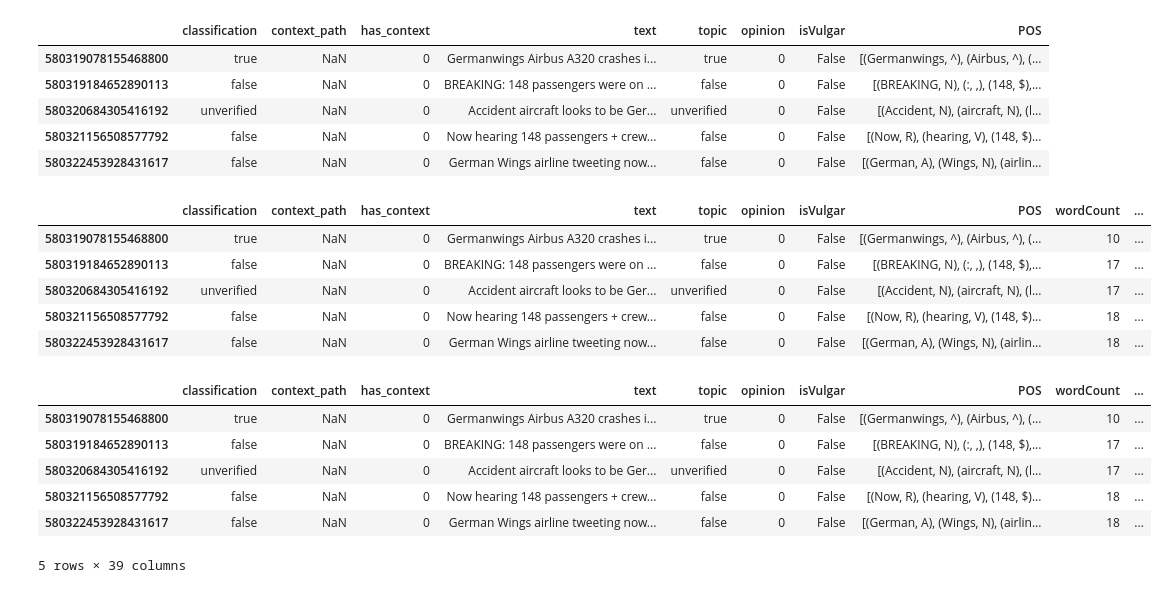
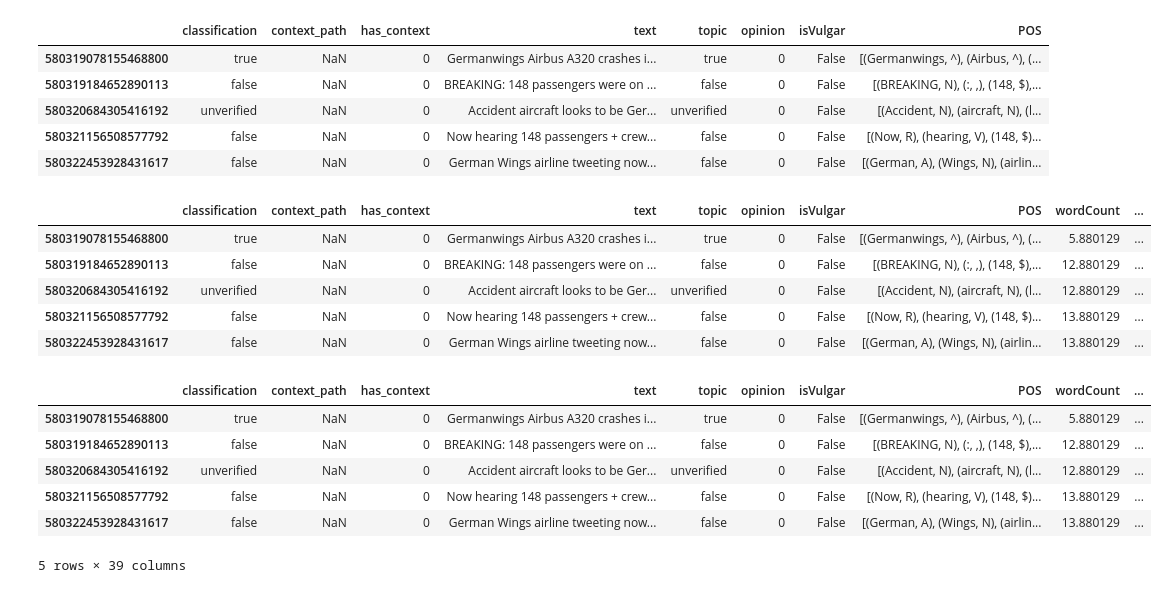
Before and after one commit to happythenewsad/530project, a Jupyter notebook: file_reader.ipynb, the cells around one changed output. Cells and saved outputs as stored; diff of their text form; code cells hidden in the pictures.

Commit message:
Normalized wordcount and pos tag count columns in file_reader notebook

```diff
--- a/file_reader.ipynb
+++ b/file_reader.ipynb
@@ -57,28 +55,41 @@ df.head()
 | 580320684305416192 | unverified | NaN | 0 | Accident aircraft looks to be Ger... | unverified | 0 | False | [(Accident, N), (aircraft, N), (l... |
 | 580321156508577792 | false | NaN | 0 | Now hearing 148 passengers + crew... | false | 0 | False | [(Now, R), (hearing, V), (148, $)... |
 | 580322453928431617 | false | NaN | 0 | German Wings airline tweeting now... | false | 0 | False | [(German, A), (Wings, N), (airlin... |
+# %%
+def normalize(column_name):
+    std = df[column_name].std()
+    norm_col = df[column_name].apply(lambda x: x - std)
+    df[column_name] = norm_col
 # %%
+# import TwitterParser features
 word_counts = [TwitterParser.word_count(tagged_line) for tagged_line in df['POS']]
 pos_count_list = [TwitterParser.pos_counts(tagged_line) for tagged_line in df['POS']]
 contains_adjs = [TwitterParser.contains_adjectives(tagged_line) for tagged_line in df['POS']]
 contains_urls = [TwitterParser.contains_url(tagged_line) for tagged_line in df['POS']]
 contains_emojis = [TwitterParser.contains_emoji(tagged_line) for tagged_line in df['POS']]
 contains_abbrevs = [TwitterParser.contains_abbreviation(tagged_line) for tagged_line in df['POS']]
 
+# get word count and normalize
 df['wordCount'] = word_counts
+normalize('wordCount')
+
+# get an indexed list of pos tag counts
 df['posCounts'] = pos_count_list
+
+# get binary features
 df['containsAdjective'] = contains_adjs
 df['containsURL'] = contains_urls
 df['containsEmoji'] = contains_emojis
 df['containsAbbreviation'] = contains_abbrevs
+
 df.head()
 # %% [output]
 |  | classification | context_path | has_context | text | topic | opinion | isVulgar | POS | wordCount | ... |
-| 580319078155468800 | true | NaN | 0 | Germanwings Airbus A320 crashes i... | true | 0 | False | [(Germanwings, ^), (Airbus, ^), (... | 10 | ... |
-| 580319184652890113 | false | NaN | 0 | BREAKING: 148 passengers were on ... | false | 0 | False | [(BREAKING, N), (:, ,), (148, $),... | 17 | ... |
-| 580320684305416192 | unverified | NaN | 0 | Accident aircraft looks to be Ger... | unverified | 0 | False | [(Accident, N), (aircraft, N), (l... | 17 | ... |
-| 580321156508577792 | false | NaN | 0 | Now hearing 148 passengers + crew... | false | 0 | False | [(Now, R), (hearing, V), (148, $)... | 18 | ... |
-| 580322453928431617 | false | NaN | 0 | German Wings airline tweeting now... | false | 0 | False | [(German, A), (Wings, N), (airlin... | 18 | ... |
+| 580319078155468800 | true | NaN | 0 | Germanwings Airbus A320 crashes i... | true | 0 | False | [(Germanwings, ^), (Airbus, ^), (... | 5.880129 | ... |
+| 580319184652890113 | false | NaN | 0 | BREAKING: 148 passengers were on ... | false | 0 | False | [(BREAKING, N), (:, ,), (148, $),... | 12.880129 | ... |
+| 580320684305416192 | unverified | NaN | 0 | Accident aircraft looks to be Ger... | unverified | 0 | False | [(Accident, N), (aircraft, N), (l... | 12.880129 | ... |
+| 580321156508577792 | false | NaN | 0 | Now hearing 148 passengers + crew... | false | 0 | False | [(Now, R), (hearing, V), (148, $)... | 13.880129 | ... |
+| 580322453928431617 | false | NaN | 0 | German Wings airline tweeting now... | false | 0 | False | [(German, A), (Wings, N), (airlin... | 13.880129 | ... |
 # %%
 for i, tag in enumerate(TwitterParser.tagset):
     tag_counts = []
@@ -86,12 +97,13 @@ for i, tag in enumerate(TwitterParser.tagset):
         tag_counts.append(pos_counts[i])
     column_name = 'num_' + tag
     df[column_name] = tag_counts
+    normalize(column_name)
 df.head()
 # %% [output]
 |  | classification | context_path | has_context | text | topic | opinion | isVulgar | POS | wordCount | ... |
-| 580319078155468800 | true | NaN | 0 | Germanwings Airbus A320 crashes i... | true | 0 | False | [(Germanwings, ^), (Airbus, ^), (... | 10 | ... |
-| 580319184652890113 | false | NaN | 0 | BREAKING: 148 passengers were on ... | false | 0 | False | [(BREAKING, N), (:, ,), (148, $),... | 17 | ... |
-| 580320684305416192 | unverified | NaN | 0 | Accident aircraft looks to be Ger... | unverified | 0 | False | [(Accident, N), (aircraft, N), (l... | 17 | ... |
-| 580321156508577792 | false | NaN | 0 | Now hearing 148 passengers + crew... | false | 0 | False | [(Now, R), (hearing, V), (148, $)... | 18 | ... |
-| 580322453928431617 | false | NaN | 0 | German Wings airline tweeting now... | false | 0 | False | [(German, A), (Wings, N), (airlin... | 18 | ... |
+| 580319078155468800 | true | NaN | 0 | Germanwings Airbus A320 crashes i... | true | 0 | False | [(Germanwings, ^), (Airbus, ^), (... | 5.880129 | ... |
+| 580319184652890113 | false | NaN | 0 | BREAKING: 148 passengers were on ... | false | 0 | False | [(BREAKING, N), (:, ,), (148, $),... | 12.880129 | ... |
+| 580320684305416192 | unverified | NaN | 0 | Accident aircraft looks to be Ger... | unverified | 0 | False | [(Accident, N), (aircraft, N), (l... | 12.880129 | ... |
+| 580321156508577792 | false | NaN | 0 | Now hearing 148 passengers + crew... | false | 0 | False | [(Now, R), (hearing, V), (148, $)... | 13.880129 | ... |
+| 580322453928431617 | false | NaN | 0 | German Wings airline tweeting now... | false | 0 | False | [(German, A), (Wings, N), (airlin... | 13.880129 | ... |
 5 rows × 39 columns
```
Also changed, not shown: parts of 2 cells of this notebook.
